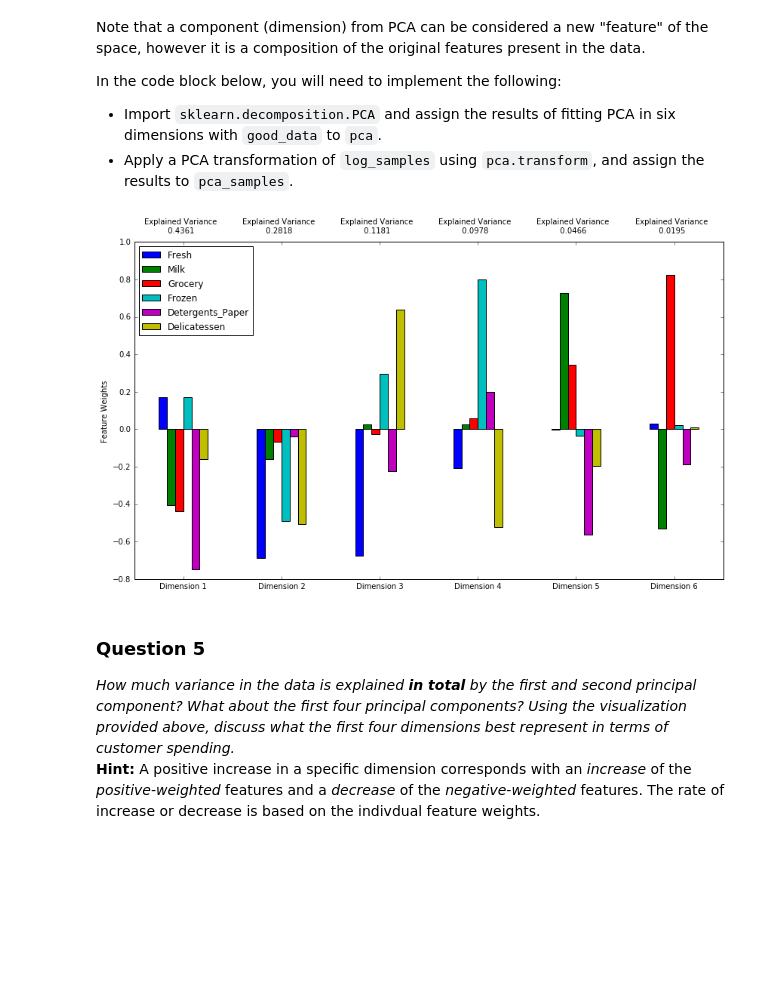
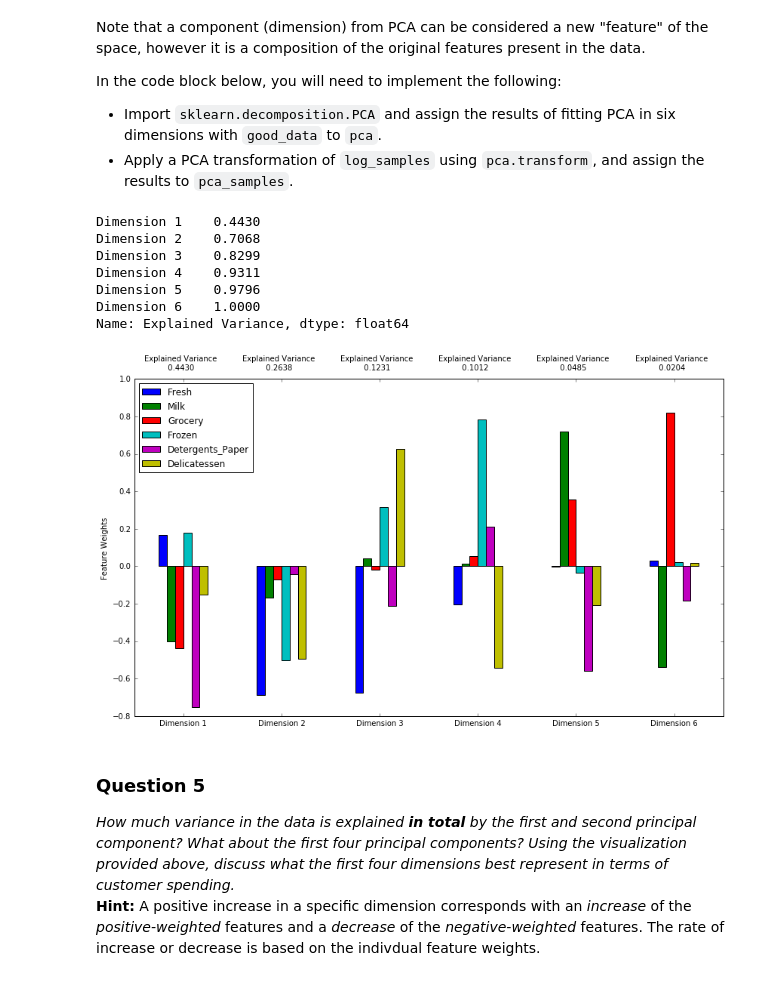
Before and after one commit to kunanit/udacity-machine-learning, a Jupyter notebook: projects/customer_segments/customer_segments.ipynb, the cells around one changed output. Drawn from its saved outputs; the diff is of its cells as text; code cells hidden in the pictures; blank space fills up the shorter version.

```diff
--- a/projects/customer_segments/customer_segments.ipynb
+++ b/projects/customer_segments/customer_segments.ipynb
@@ -179,6 +179,9 @@ In the code block below, you will need to implement the following:
 **NOTE:** If you choose to remove any outliers, ensure that the sample data does not contain any of these points!
 Once you have performed this implementation, the dataset will be stored in the variable `good_data`.
 # %%
+from collections import Counter
+outlier_counts = Counter()
+
 # For each feature find the data points with extreme high or low values
 for feature in log_data.keys():
 
@@ -193,13 +196,19 @@ for feature in log_data.keys():
 
     # Display the outliers
     print "Data points considered outliers for the feature '{}':".format(feature)
-    display(log_data[~((log_data[feature] >= Q1 - step) & (log_data[feature] <= Q3 + step))])
+    feature_outliers = log_data[~((log_data[feature] >= Q1 - step) & (log_data[feature] <= Q3 + step))]
+    outlier_counts.update(feature_outliers.index.tolist())
+    display(feature_outliers)
+
+outliers_multifeature = [idx for idx,count in outlier_counts.items() if count>1]
 
 # OPTIONAL: Select the indices for data points you wish to remove
-outliers  = [75]
+outliers  = outliers_multifeature
 
 # Remove the outliers, if any were specified
 good_data = log_data.drop(log_data.index[outliers]).reset_index(drop = True)
+
+print "Outliers for more than one feature: {}".format(outliers_multifeature)
 # %% [output]
 Data points considered outliers for the feature 'Fresh':
 |  | Fresh | Milk | Grocery | Frozen | Detergents_Paper | Delicatessen |
@@ -280,16 +290,26 @@ In the code block below, you will need to implement the following:
 # %%
 from sklearn.decomposition import PCA
 
 # TODO: Apply PCA by fitting the good data with the same number of dimensions as features
 pca = PCA(n_components=6)
 
 # TODO: Transform log_samples using the PCA fit above
-pca_samples = pca.fit_transform(good_data)
+pca.fit(good_data)
+pca_samples = pca.transform(log_samples)
 
 # Generate PCA results plot
 pca_results = vs.pca_results(good_data, pca)
+
+print pca_results['Explained Variance'].cumsum()
 # %% [output]
+Dimension 1    0.4430
+Dimension 2    0.7068
+Dimension 3    0.8299
+Dimension 4    0.9311
+Dimension 5    0.9796
+Dimension 6    1.0000
+Name: Explained Variance, dtype: float64
-[figure, old version]
+[figure, new version]
 # %% [markdown]
 
 ### Question 5
```
Also changed, not shown: parts of 15 cells of this notebook.
